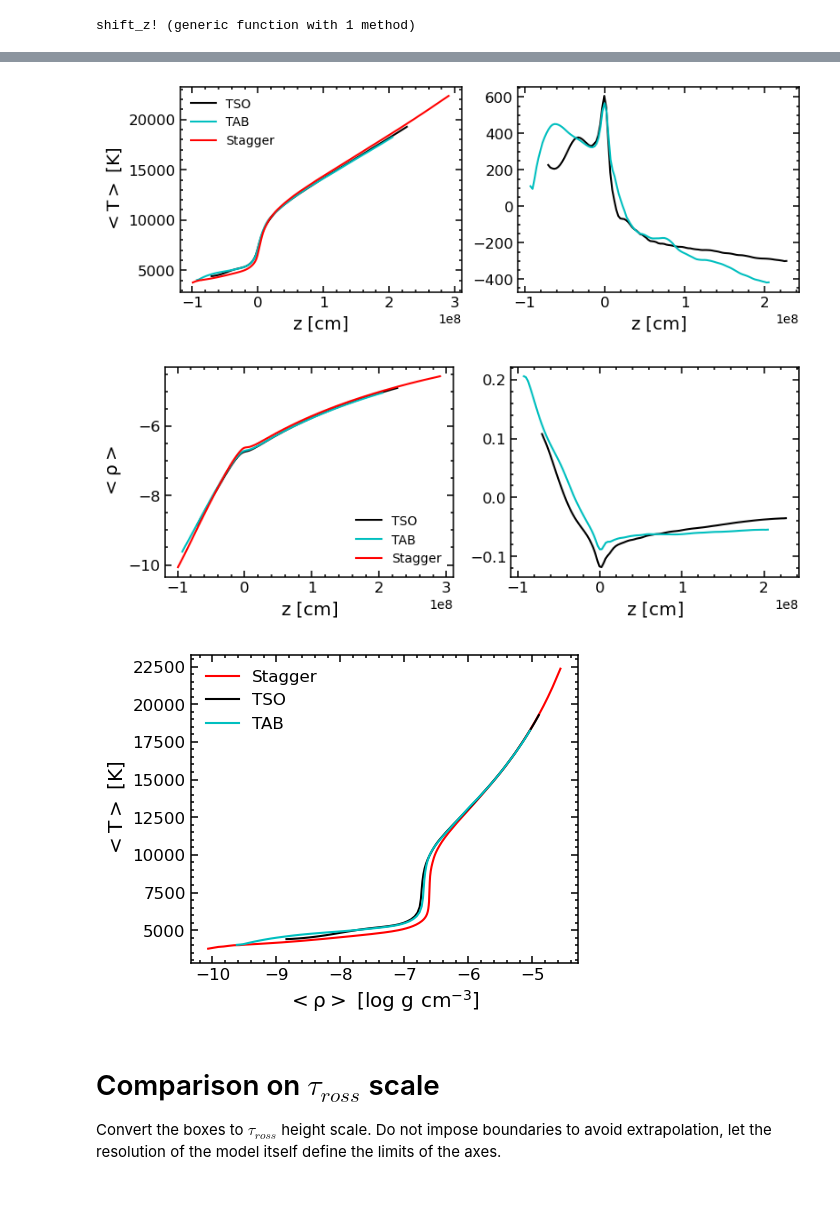
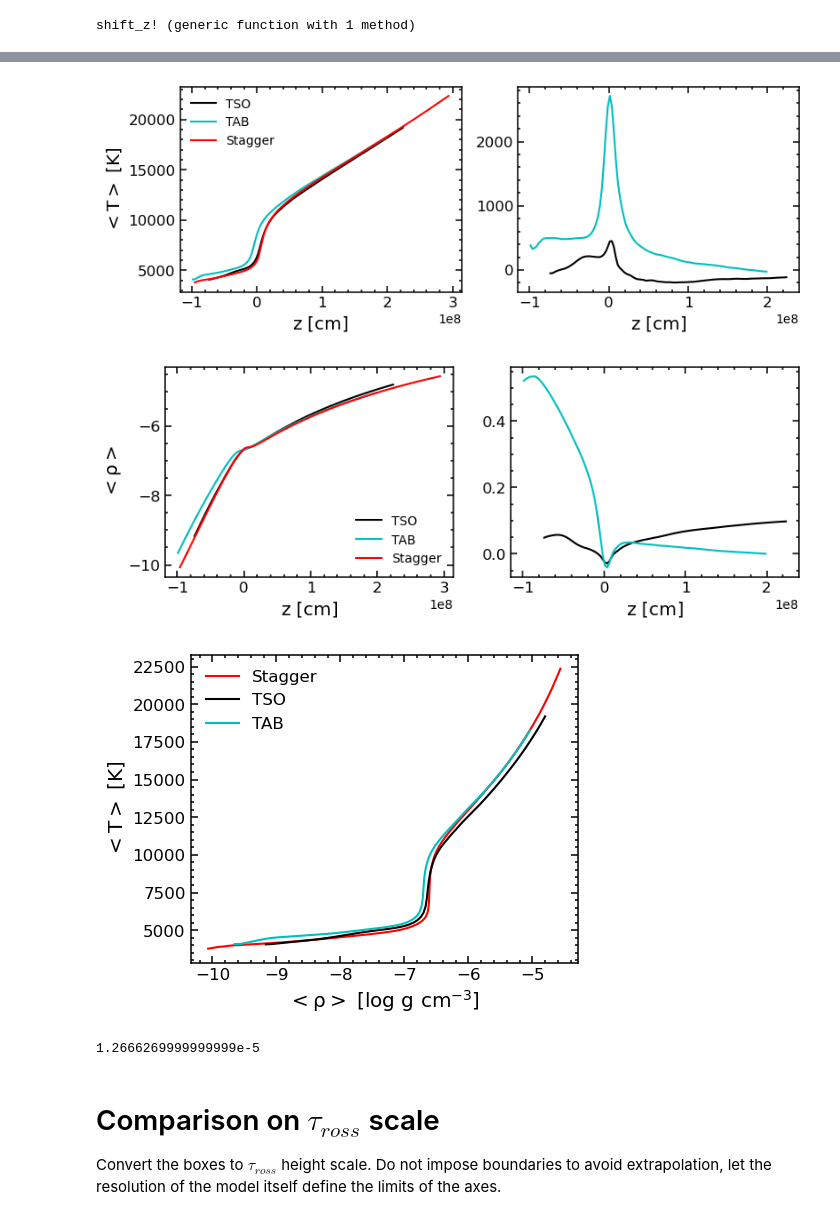
Before and after one commit to pe1995/MUST.jl, a Jupyter notebook: examples/solar_model/profile_vs_teff.ipynb, the cells around one changed output, grey strips where cells are left out. Drawn from its saved outputs; the diff is of its cells as text; code cells hidden in the pictures.

```diff
--- a/examples/solar_model/profile_vs_teff.ipynb
+++ b/examples/solar_model/profile_vs_teff.ipynb
@@ -44,3 +39,17 @@ model_tab_trho, model_t_tab_trho = MUST.Boxes(folder, snaps=[22]);
+# %%
+folder1 = MUST.@in_dispatch "data/TSO_sun_Magg_rturc"
+folder1 = MUST.@in_dispatch "data/TSO_sun_Magg"
+folder1 = MUST.@in_dispatch "data/TSO_sun_Magg_longer"
+folder1 = MUST.@in_dispatch "data/TSO_sun_Magg_newton"
+folder1 = MUST.@in_dispatch "data/TSO_sun_Magg_moreRT"
+folder1 = MUST.@in_dispatch "data/TSO_sun_TDZv5.1_v2"
+model_tab_teff, model_t_tab_teff = MUST.Boxes(folder1, snaps=[26])
+
+folder2 = MUST.@in_dispatch "data/TAB_sun_profile_hRes"
+#folder2 = MUST.@in_dispatch "data/TAB_sun_higherD"
+#folder2 = MUST.@in_dispatch "data/TAB_sun_d+03"
+#folder2 = MUST.@in_dispatch "data/MIK_sun_profile"
+model_tab_trho, model_t_tab_trho = MUST.Boxes(folder2, snaps=[12]);
 # %%
 label1 = "TSO"
 label2 = "TAB"
@@ -87,34 +93,37 @@ d_ip_tab_trho = Interpolations.linear_interpolation(z_stagger, d_stagger, extrap
 #=dat = zeros(eltype(z_stagger), length(z_stagger), 3)
 dat[:, 1] .= z_stagger
 dat[:, 2] .= d_stagger
 dat[:, 3] .= r_stagger
 open("stagger_geo.dat", "w") do f
     writedlm(f, reverse(dat, dims=1))
 end=#
 
 
 # Plotting
+close()
 f, ax = plt.subplots(1, 2, figsize=(9,3))
 basic_plot!.(ax)
 
 
 ## The temperature profile
 ax[1].plot(-z_tab_teff, d_tab_teff, color="k", label=label1)
 ax[1].plot(-z_tab_trho, d_tab_trho, color="c", label=label2)
 ax[1].plot(-z_stagger,  d_stagger,  color="r", label="Stagger")
 
 ## absolute difference
 ax[2].plot(-z_tab_teff, d_tab_teff .- d_ip_tab_teff, color="k", label="Dispatch")
 ax[2].plot(-z_tab_trho, d_tab_trho .- d_ip_tab_trho, color="c", label="Dispatch")
 
 
 ax[1].set_ylabel(L"\rm <T> \ [K]", fontsize="x-large")
 ax[1].set_xlabel(L"\rm z \ [cm]", fontsize="x-large")
 ax[2].set_xlabel(L"\rm z \ [cm]", fontsize="x-large")
 
 ax[1].legend(framealpha=0, loc="upper left", fontsize="medium");
+
+gcf()
 # %% [output]
-[figure, old version]
+[figure, new version]
 # %%
 d_tab_teff = log10.(MUST.plane_statistic(mean, model_tab_teff, :d))
 d_tab_trho = log10.(MUST.plane_statistic(mean, model_tab_trho, :d))
@@ -140,6 +149,7 @@ end=#
 
 
 # Plotting
+close()
 f, ax = plt.subplots(1, 2, figsize=(9,3))
 basic_plot!.(ax)
 
@@ -159,8 +169,9 @@ ax[1].set_xlabel(L"\rm z \ [cm]", fontsize="x-large")
 ax[2].set_xlabel(L"\rm z \ [cm]", fontsize="x-large")
 
 ax[1].legend(framealpha=0, loc="lower right", fontsize="medium");
+gcf()
 # %% [output]
-[figure, old version]
+[figure, new version]
 # %%
 d_tab_teff = MUST.plane_statistic(mean, model_tab_teff, :T)
 d_tab_trho = MUST.plane_statistic(mean, model_tab_trho, :T)
@@ -171,6 +182,7 @@ d2_tab_trho = log10.(MUST.plane_statistic(mean, model_tab_trho, :d))
 d2_stagger  = log10.(MUST.plane_statistic(mean, stagger, :d))
 
 # Plotting
+close()
 f, ax = plt.subplots(1, 1, figsize=(5,4))
 basic_plot!(ax)
 
@@ -185,8 +197,13 @@ ax.set_ylabel(L"\rm <T> \ [K]", fontsize="x-large")
 ax.set_xlabel(L"\rm <\rho> \ [log\ g\ cm^{-3}]", fontsize="x-large")
 
 ax.legend(framealpha=0, loc="upper left", fontsize="large");
+gcf()
 # %% [output]
-[figure, old version]
+[figure, new version]
+# %%
+126.6627 * 1e-7
+# %% [output]
+1.2666269999999999e-5
 # %% [markdown]
 # Comparison on $\tau_{ross}$ scale
 Convert the boxes to $\tau_{ross}$ height scale. Do not impose boundaries to avoid extrapolation, let the resolution of the model itself define the limits of the axes.
```
Also changed, not shown: parts of 13 cells of this notebook, 10 other files.
